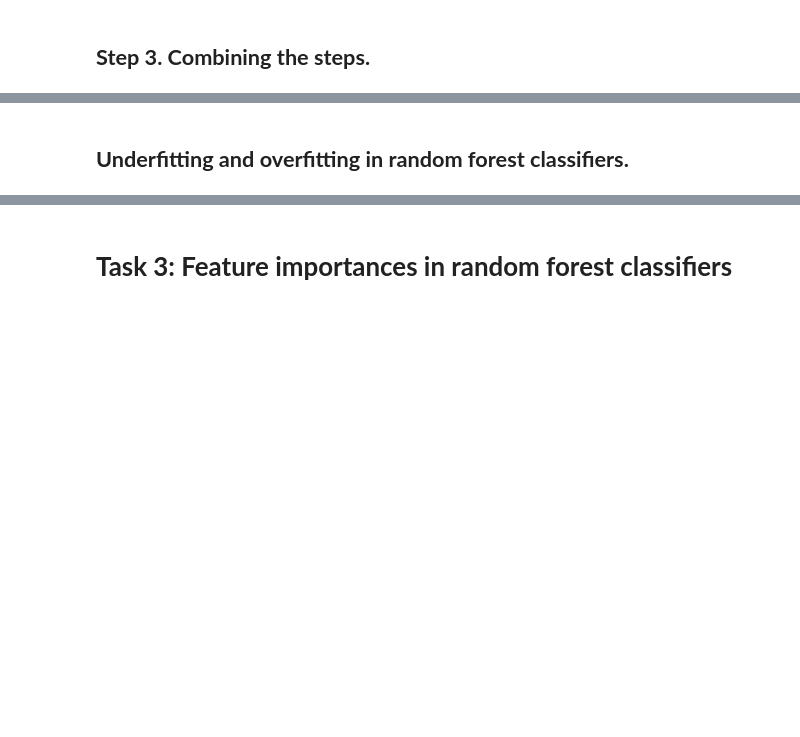
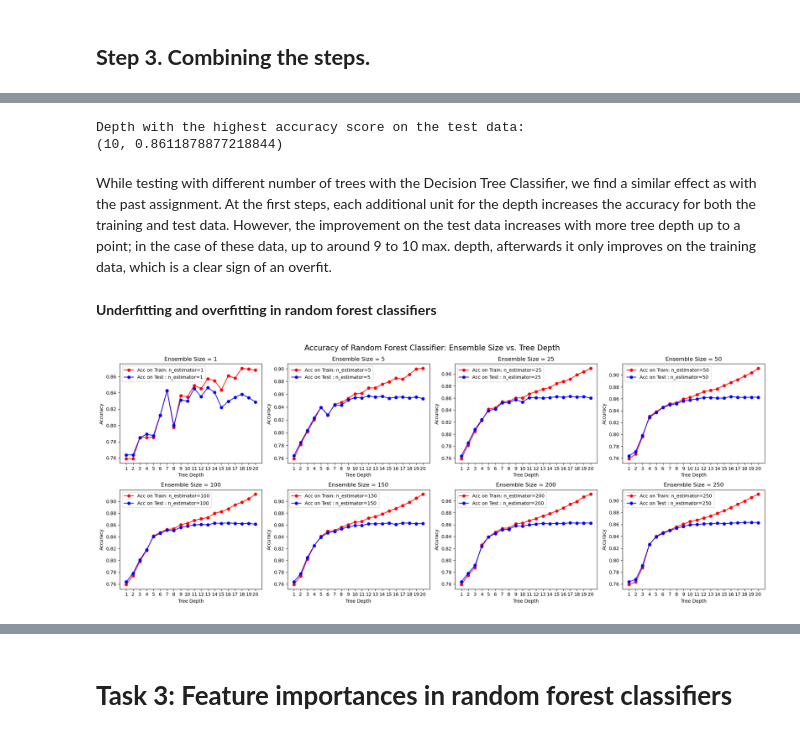
Before and after one commit to erdemhalil/DIT867-AML, a Jupyter notebook: Assignment 2/Assignment2.ipynb, the cells around one changed output, grey strips where cells are left out. Cells and saved outputs as stored; diff of their text form; code cells hidden in the pictures; blank space fills up the shorter version.

```diff
--- a/Assignment 2/Assignment2.ipynb
+++ b/Assignment 2/Assignment2.ipynb
@@ -112,2 +152,57 @@ pipeline.score(Xtest_dict, Ytest)
+# %%
+best_depth = max(ACC_test.items(), key=lambda x: x[1])
+print(f"Depth with the highest accuracy score on the test data:\n{best_depth}")
+# %% [output]
+Depth with the highest accuracy score on the test data:
+(10, 0.8611878877218844)
+# %% [markdown]
+While testing with different number of trees with the Decision Tree Classifier, we find a similar effect as with the past assignment. At the first steps, each additional unit for the depth increases the accuracy for both the training and test data. However, the improvement on the test data increases with more tree depth up to a point; in the case of these data, up to around 9 to 10 max. depth, afterwards it only improves on the training data, which is a clear sign of an overfit.
 # %% [markdown]
-## **Underfitting and overfitting in random forest classifiers.**
+**Underfitting and overfitting in random forest classifiers**
+# %%
+def forestMe(nEnsemble,tree_depth_range):
+  ACC_train = dict()
+  ACC_test = dict()
+  t0 = time.time()
+  tt = 0
+  for i in tree_depth_range:
+      # Set pipeline
+      pipeline = Pipeline([('dv', DictVectorizer()), ('rfc', RandomForestClassifier(n_estimators=nEnsemble, n_jobs=-1))])
+      pipeline.set_params(rfc__max_depth=i)
+      # Fit
+      pipeline.fit(Xtrain_dict, Ytrain)
+      acc_train = accuracy_score(Ytrain, pipeline.predict(Xtrain_dict))
+      ACC_train[i] = acc_train
+      if i == 20:
+        t1 = time.time()
+      # Test
+      acc_test = accuracy_score(Ytest, pipeline.predict(Xtest_dict))
+      ACC_test[i] = acc_test
+  t = t1 - t0
+  return ACC_train, ACC_test, t
+# %%
+
+forestResults = {i: dict(zip(('train', 'test', 'time'), forestMe(i,tree_depth_range))) for i in [1,5,25,50,100,150,200,250]}
+# %%
+# Creating a figure with 2 rows and 4 columns of subplots
+fig, axs = plt.subplots(2, (len(forestResults)+1)//2, figsize=(20,8))
+# Flattening the axes array for easy indexing
+axs = axs.flatten()
+
+for i, (key, value) in enumerate(forestResults.items()):
+    train_label = f"Acc on Train: n_estimator={key}"
+    test_label =  f"Acc on Test : n_estimator={key}"
+    axs[i].plot(value['train'].keys(), value['train'].values(), color='red', marker='o', label=train_label)
+    axs[i].plot(value['test'].keys(), value['test'].values(), color='blue', marker='o', label=test_label)
+    axs[i].set_title(f"Ensemble Size = {key}")
+    axs[i].set_xlabel("Tree Depth")
+    axs[i].set_ylabel("Accuracy")
+    axs[i].set_xticks(tree_depth_range)
+    axs[i].set_xticklabels(tree_depth_range)
+    axs[i].legend()
+
+fig.suptitle('Accuracy of Random Forest Classifier: Ensemble Size vs. Tree Depth', fontsize=16)
+plt.tight_layout()
+plt.show();
+# %% [output]
+[figure, added]
```
Also changed, not shown: parts of 24 cells of this notebook.
